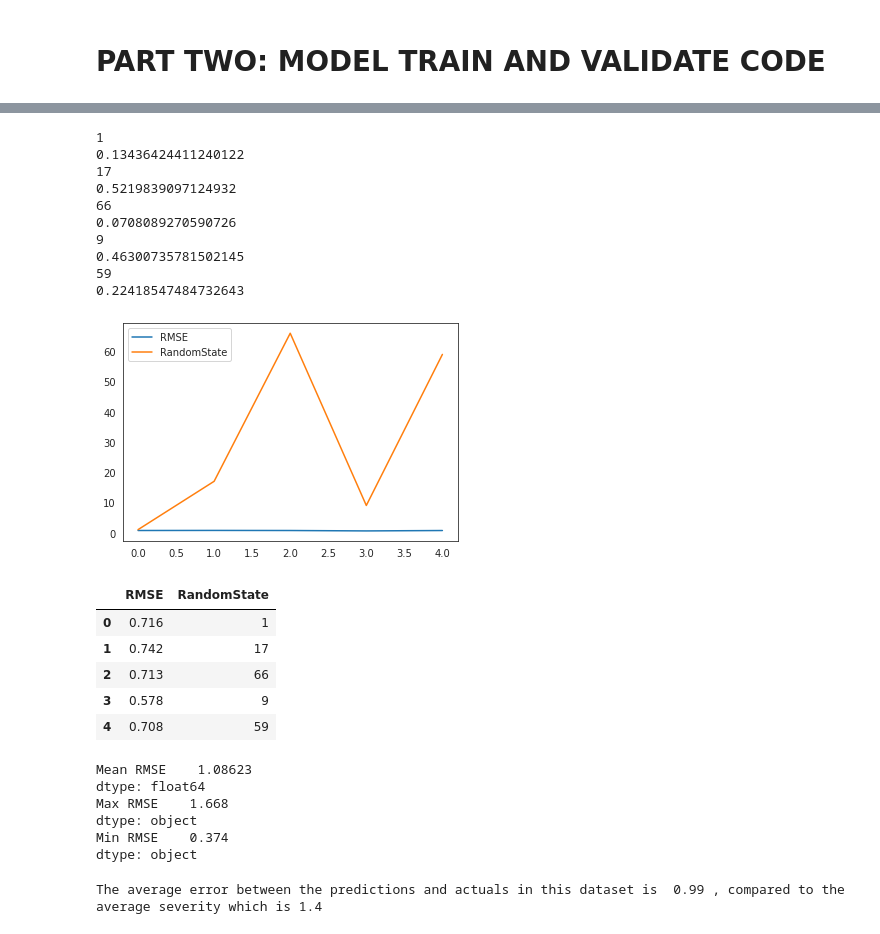
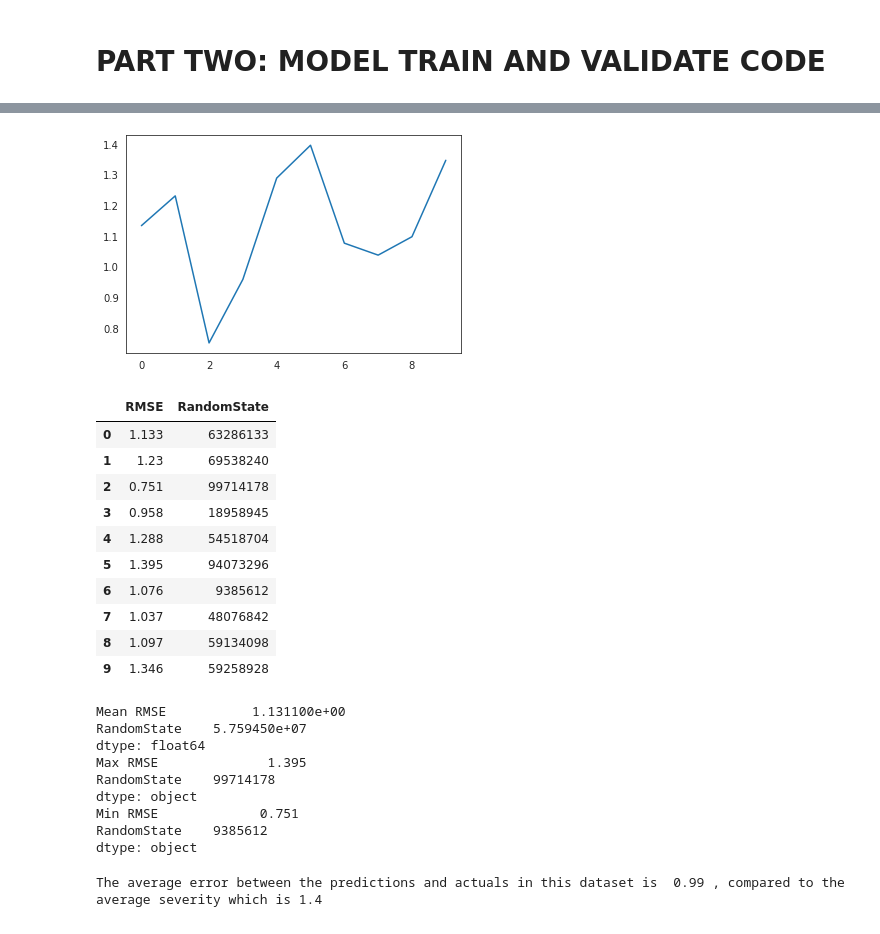
Before and after one commit to ChrisHarvey21/HABs, a Jupyter notebook: HABs.ipynb, the cells around one changed output, grey strips where cells are left out. Drawn from its saved outputs; the diff is of its cells as text; code cells hidden in the pictures.

```diff
--- a/HABs.ipynb
+++ b/HABs.ipynb
@@ -236,73 +362,67 @@ import pandas as pd
 import random
 from random import randint
 
-
-
 #create the data frame
 df = pd.DataFrame(columns=['RMSE','RandomState'])
-for i in range(5):
-  A = randint(0,99)
-  print(A)
-  random.seed(A)
-  print(random.random())
+for i in range(10):
+  A = randint(0,100000000)
   random.seed(A)
   x = dataset.drop('severity', axis = 1) # Features
   y = dataset['severity']  # Target
 
 # Splitting into training and testing (80/20)
-  x_train, x_test, y_train, y_test = train_test_split(x, y, test_size = 0.2, random_state=20)
+  x_train, x_test, y_train, y_test = train_test_split(x, y, test_size = 0.2, random_state=A)
 
 # Random Forest Regression with 10 decision trees
+  random.seed(A)
   model = RandomForestRegressor(n_estimators = 10, random_state=A)
 
 # Fitting the Random Forest Regression model to the data
   model.fit(x_train, y_train)
 
 # Predicting the target values of the test set
   y_pred = model.predict(x_test)
 
 # RMSE (Root Mean Square Error)
   rmse = float(format(np.sqrt(mean_squared_error(y_test, y_pred)),'.3f'))
   df.loc[i, ['RMSE']] = rmse
   random.seed(A)
   df.loc[i, ['RandomState']] = A
 
 #Plot results
 import pandas as pd
 import matplotlib.pyplot as plt
 df = pd.DataFrame(df)
-df.plot()
+df['RMSE'].plot()
 plt.show()
 df
 # %% [output]
-1
-0.13436424411240122
-17
-0.5219839097124932
-66
-0.0708089270590726
-9
-0.46300735781502145
-59
-0.22418547484732643
-[figure, old version]
+[figure, new version]
 |  | RMSE | RandomState |
-| 0 | 0.716 | 1 |
-| 1 | 0.742 | 17 |
-| 2 | 0.713 | 66 |
-| 3 | 0.578 | 9 |
-| 4 | 0.708 | 59 |
+| 0 | 1.133 | 63286133 |
+| 1 | 1.23 | 69538240 |
+| 2 | 0.751 | 99714178 |
+| 3 | 0.958 | 18958945 |
+| 4 | 1.288 | 54518704 |
+| 5 | 1.395 | 94073296 |
+| 6 | 1.076 | 9385612 |
+| 7 | 1.037 | 48076842 |
+| 8 | 1.097 | 59134098 |
+| 9 | 1.346 | 59258928 |
 # %%
 #A rule of thumb is that an RMSE of .2 to .5 shows that the model predicts accurately
 print('Mean', df.mean())
 print('Max', df.max())
 print('Min', df.min())
 # %% [output]
-Mean RMSE    1.08623
+Mean RMSE           1.131100e+00
+RandomState    5.759450e+07
 dtype: float64
-Max RMSE    1.668
+Max RMSE              1.395
+RandomState    99714178
 dtype: object
-Min RMSE    0.374
+Min RMSE             0.751
+RandomState    9385612
 dtype: object
 # %%
 # Calculate the absolute errors
```
Also changed, not shown: parts of 12 cells of this notebook.
